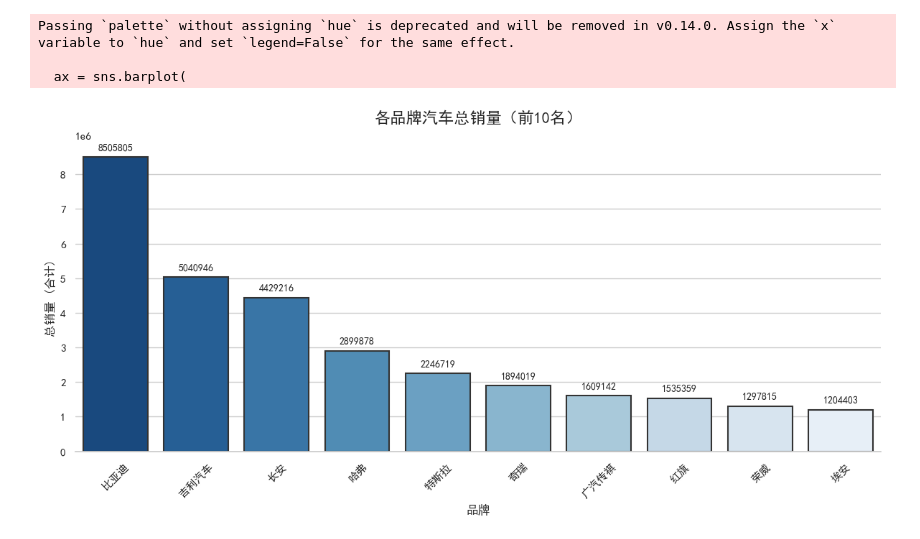
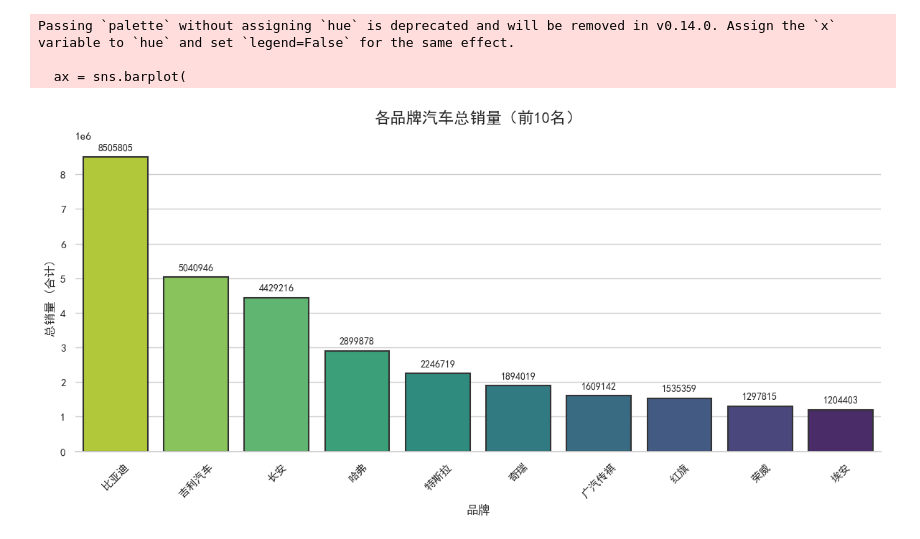
Before and after one commit to muhua2004/Supply-Chain-Investigation-and-Analysis, a Jupyter notebook: 数据可视化.ipynb, the cells around one changed output. Cells and saved outputs as stored; diff of their text form; code cells hidden in the pictures.

```diff
--- a/数据可视化.ipynb
+++ b/数据可视化.ipynb
@@ -27,33 +27,33 @@ ax = sns.barplot(
     x='品牌',
     y='合计',
     data=top_brands,
-    palette="Blues_r",  # 颜色方案：Blues/rocket/viridis等
+    palette="viridis_r",  # 颜色方案：Blues/rocket/viridis等
     edgecolor=".2",     # 边框颜色
     linewidth=1.5       # 边框宽度
 )
 
 # 添加数据标签
 for p in ax.patches:
     ax.annotate(
         f"{int(p.get_height())}",
         (p.get_x() + p.get_width() / 2., p.get_height()),
         ha='center',
         va='center',
         xytext=(0, 10),
         textcoords='offset points',
         fontsize=10
     )
 
 # 图表美化
 plt.title('各品牌汽车总销量（前10名）', fontsize=16, pad=20)
 plt.xlabel('品牌', fontsize=12)
 plt.ylabel('总销量 (合计)', fontsize=12)
 plt.xticks(rotation=45)
 sns.despine(left=True)  # 移除左边框
 plt.tight_layout()
 plt.show()
 # %% [output]
 Passing `palette` without assigning `hue` is deprecated and will be removed in v0.14.0. Assign the `x` variable to `hue` and set `legend=False` for the same effect.
 
   ax = sns.barplot(
-[figure, old version]
+[figure, new version]
```
Also changed, not shown: parts of 7 cells of this notebook, 1 other file.
